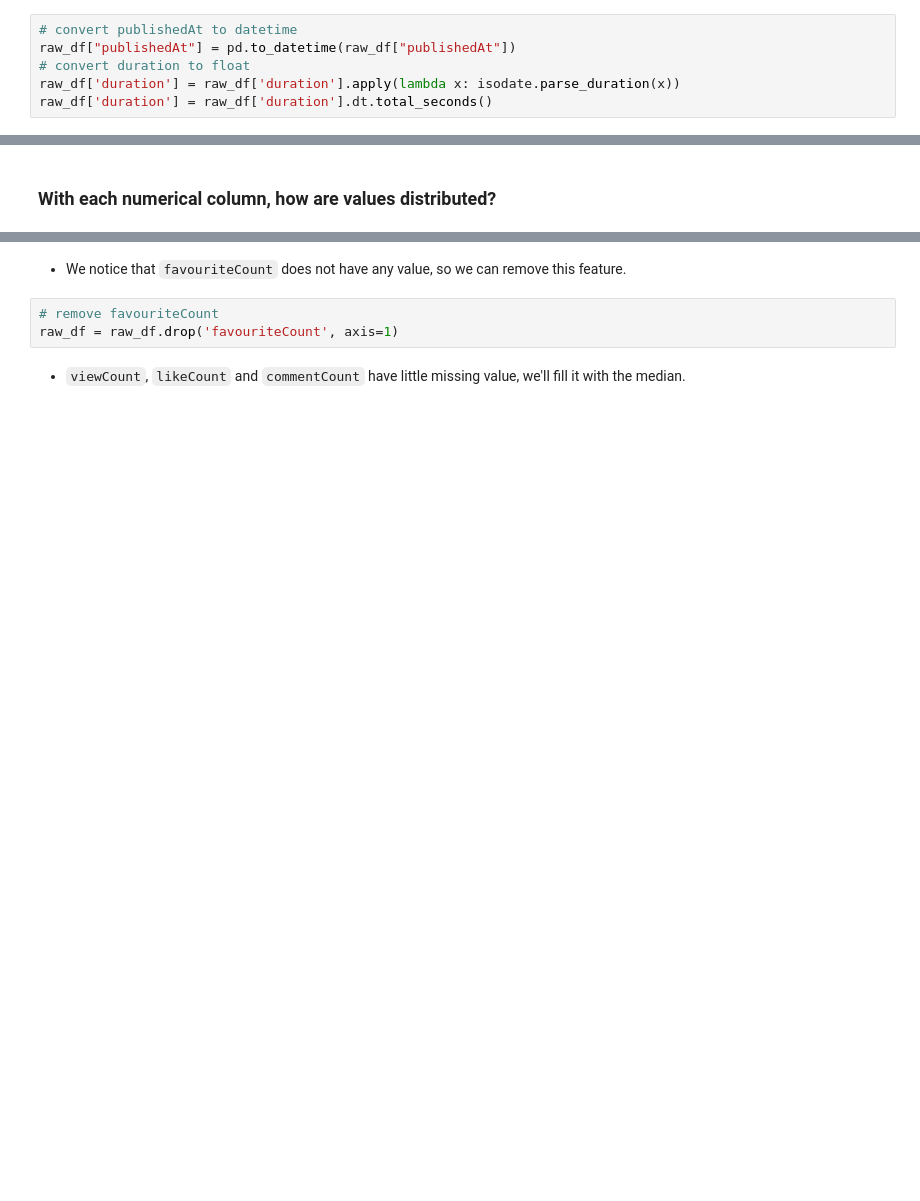
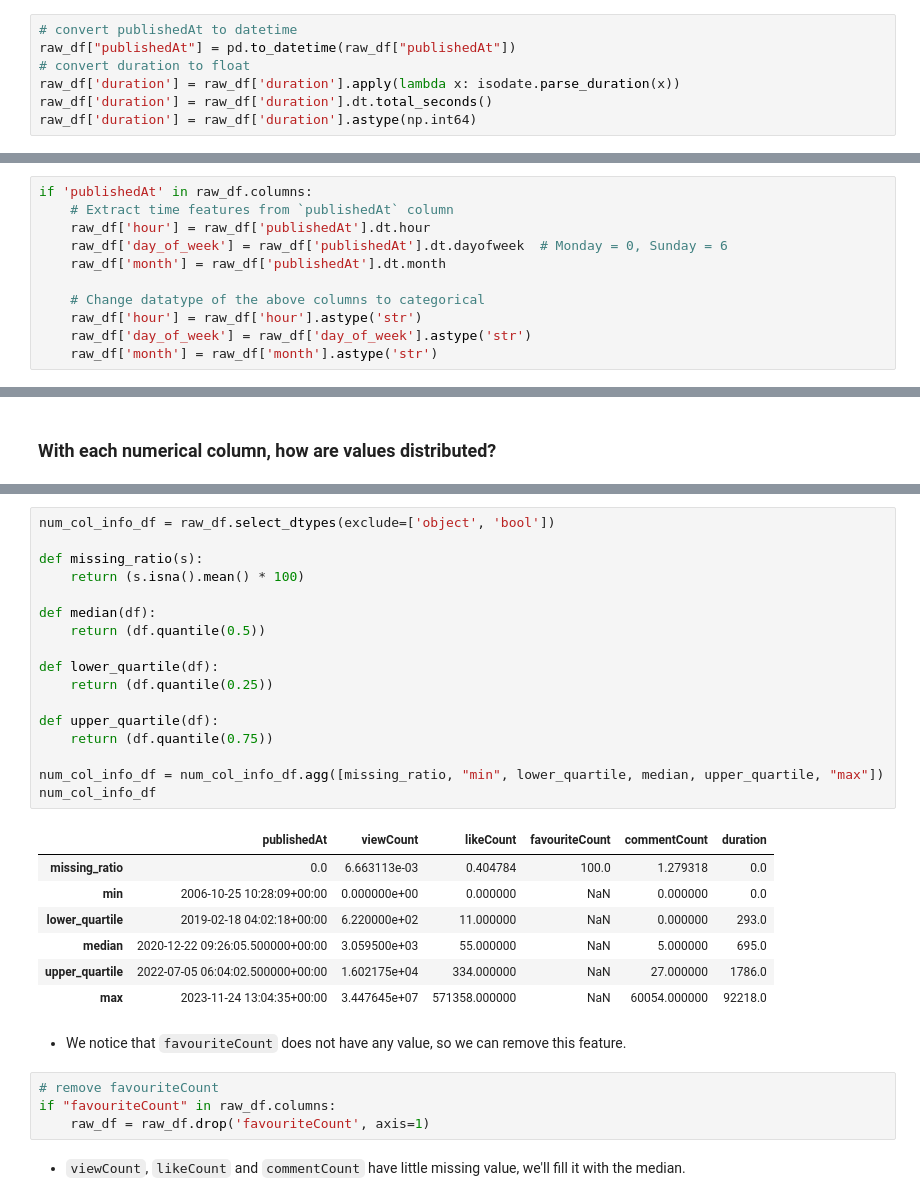
Before and after one commit to BaoDias2505/FinalProject_Introduction-to-data-science, a Jupyter notebook: notebooks/02-Data-preprocessing_exploring.ipynb, the cells around one changed output, grey strips where cells are left out. Saved outputs shown, nothing was run; the diff lists cells and outputs as text; blank space fills up the shorter version.

```diff
--- a/notebooks/02-Data-preprocessing_exploring.ipynb
+++ b/notebooks/02-Data-preprocessing_exploring.ipynb
@@ -177,3 +177,4 @@ raw_df["publishedAt"] = pd.to_datetime(raw_df["publishedAt"])
 # convert duration to float
 raw_df['duration'] = raw_df['duration'].apply(lambda x: isodate.parse_duration(x))
 raw_df['duration'] = raw_df['duration'].dt.total_seconds()
+raw_df['duration'] = raw_df['duration'].astype(np.int64)
@@ -180,3 +183,14 @@ raw_df['duration'] = raw_df['duration'].dt.total_seconds()
+# %%
+if 'publishedAt' in raw_df.columns:
+    # Extract time features from `publishedAt` column
+    raw_df['hour'] = raw_df['publishedAt'].dt.hour
+    raw_df['day_of_week'] = raw_df['publishedAt'].dt.dayofweek  # Monday = 0, Sunday = 6
+    raw_df['month'] = raw_df['publishedAt'].dt.month
+
+    # Change datatype of the above columns to categorical
+    raw_df['hour'] = raw_df['hour'].astype('str')
+    raw_df['day_of_week'] = raw_df['day_of_week'].astype('str')
+    raw_df['month'] = raw_df['month'].astype('str')
 # %%
 # TEST
 raw_df.dtypes
@@ -213,8 +227,34 @@ dtype: float64
+# %%
+num_col_info_df = raw_df.select_dtypes(exclude=['object', 'bool'])
+
+def missing_ratio(s):
+    return (s.isna().mean() * 100)
+
+def median(df):
+    return (df.quantile(0.5))
+
+def lower_quartile(df):
+    return (df.quantile(0.25))
+
+def upper_quartile(df):
+    return (df.quantile(0.75))
+
+num_col_info_df = num_col_info_df.agg([missing_ratio, "min", lower_quartile, median, upper_quartile, "max"])
+num_col_info_df
+# %% [output]
+|  | publishedAt | viewCount | likeCount | favouriteCount | commentCount | duration |
+| missing_ratio | 0.0 | 6.663113e-03 | 0.404784 | 100.0 | 1.279318 | 0.0 |
+| min | 2006-10-25 10:28:09+00:00 | 0.000000e+00 | 0.000000 | NaN | 0.000000 | 0.0 |
+| lower_quartile | 2019-02-18 04:02:18+00:00 | 6.220000e+02 | 11.000000 | NaN | 0.000000 | 293.0 |
+| median | 2020-12-22 09:26:05.500000+00:00 | 3.059500e+03 | 55.000000 | NaN | 5.000000 | 695.0 |
+| upper_quartile | 2022-07-05 06:04:02.500000+00:00 | 1.602175e+04 | 334.000000 | NaN | 27.000000 | 1786.0 |
+| max | 2023-11-24 13:04:35+00:00 | 3.447645e+07 | 571358.000000 | NaN | 60054.000000 | 92218.0 |
 # %% [markdown]
 - We notice that `favouriteCount` does not have any value, so we can remove this feature.
 # %%
 # remove favouriteCount
-raw_df = raw_df.drop('favouriteCount', axis=1)
+if "favouriteCount" in raw_df.columns:
+    raw_df = raw_df.drop('favouriteCount', axis=1)
 # %% [markdown]
 -  `viewCount`, `likeCount` and `commentCount` have little missing value, we'll fill it with the median.
 # %%
```
Also changed, not shown: parts of 16 cells of this notebook, 3 other files.
